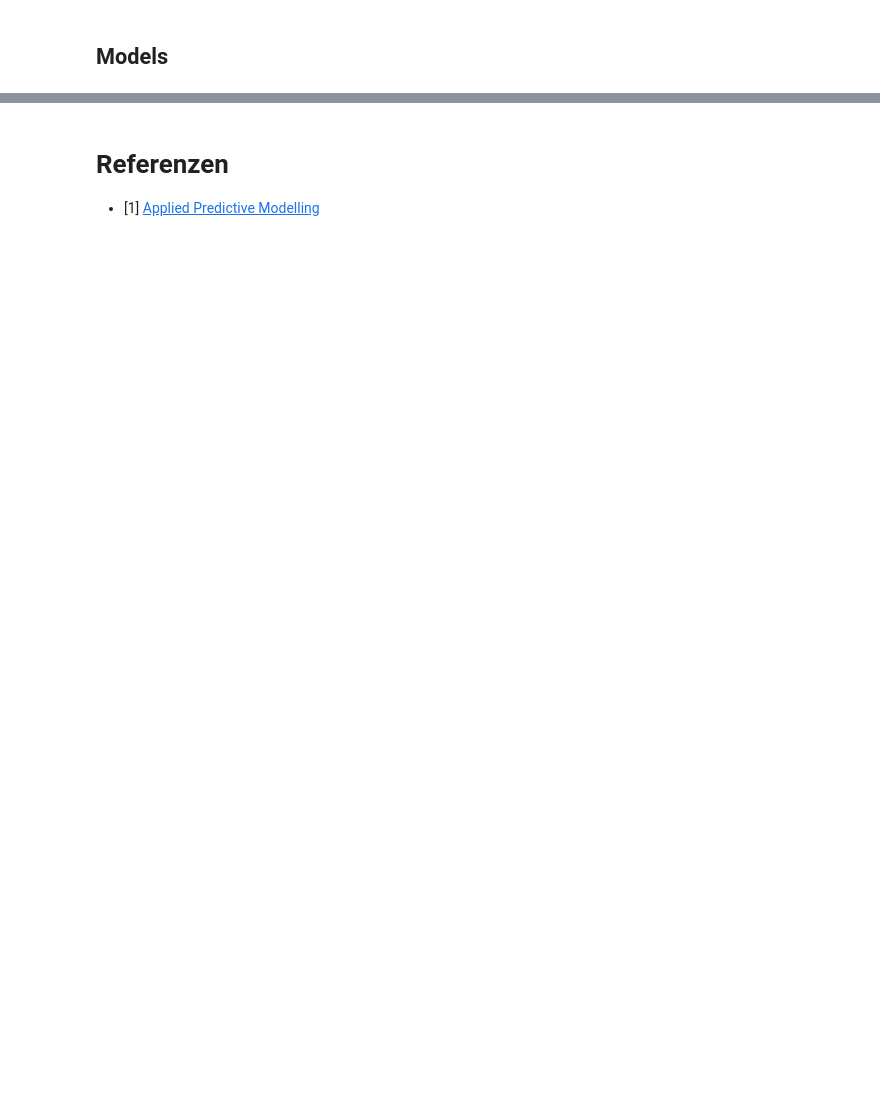
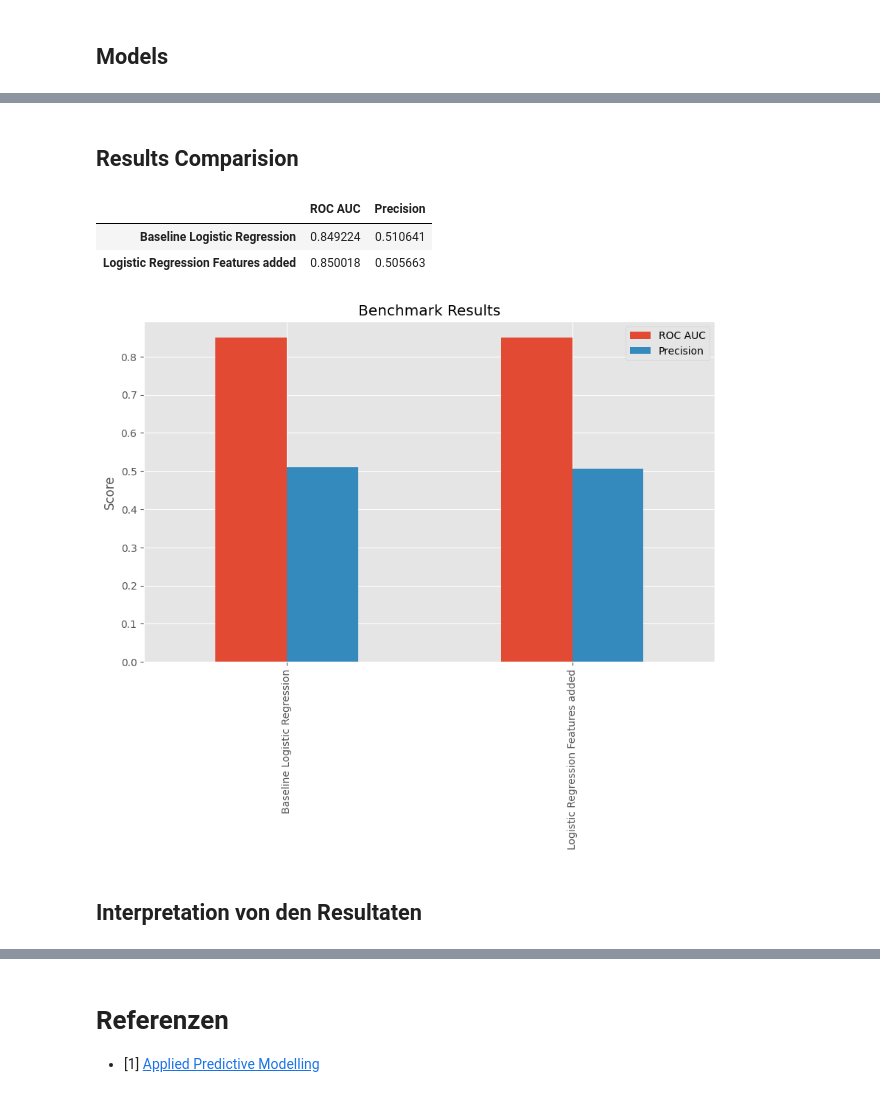
Before and after one commit to etiiiR/fhnw_aml, a Jupyter notebook: AML_MC.ipynb, the cells around one changed output, grey strips where cells are left out. Drawn from its saved outputs; the diff is of its cells as text; code cells hidden in the pictures; blank space fills up the shorter version.

```diff
--- a/AML_MC.ipynb
+++ b/AML_MC.ipynb
@@ -1776,0 +1950,16 @@ Best parameters for Logistic Regression: {'model__C': 0.01}
+# %% [markdown]
+## Results Comparision
+# %%
+benchmark = MetricsBenchmarker()
+benchmark.add_evaluator(evaluator_baseline)
+benchmark.add_evaluator(evaluator)
+benchmark.set_benchmark_results()
+benchmark.display_benchmark_results_table()
+benchmark.plot_benchmark_results_bar_chart()
+# %% [output]
+|  | ROC AUC | Precision |
+| Baseline Logistic Regression | 0.849224 | 0.510641 |
+| Logistic Regression Features added | 0.850018 | 0.505663 |
+[figure, added]
+# %% [markdown]
+## Interpretation von den Resultaten
```
Also changed, not shown: parts of 17 cells of this notebook, 1 other file.
